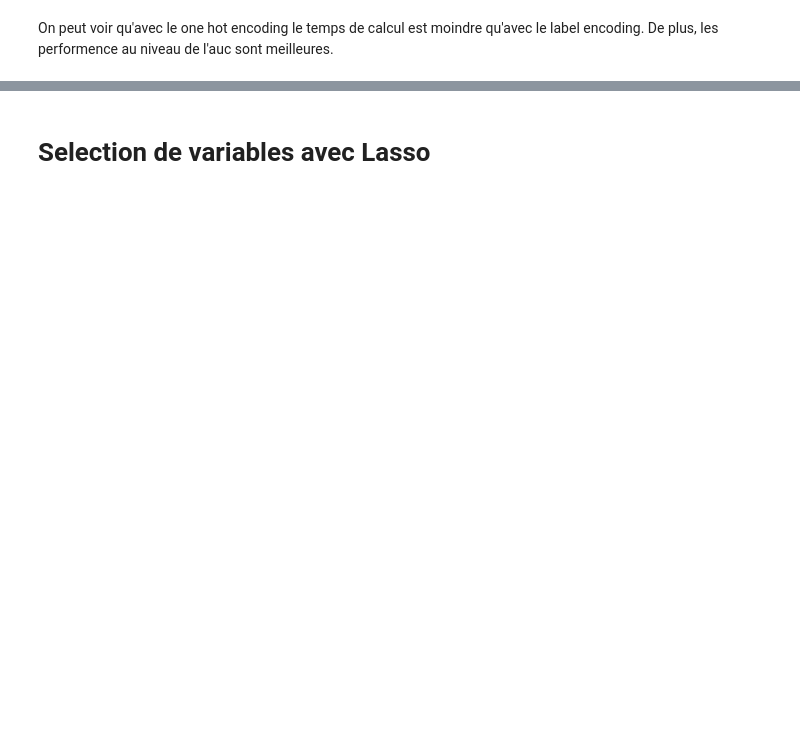
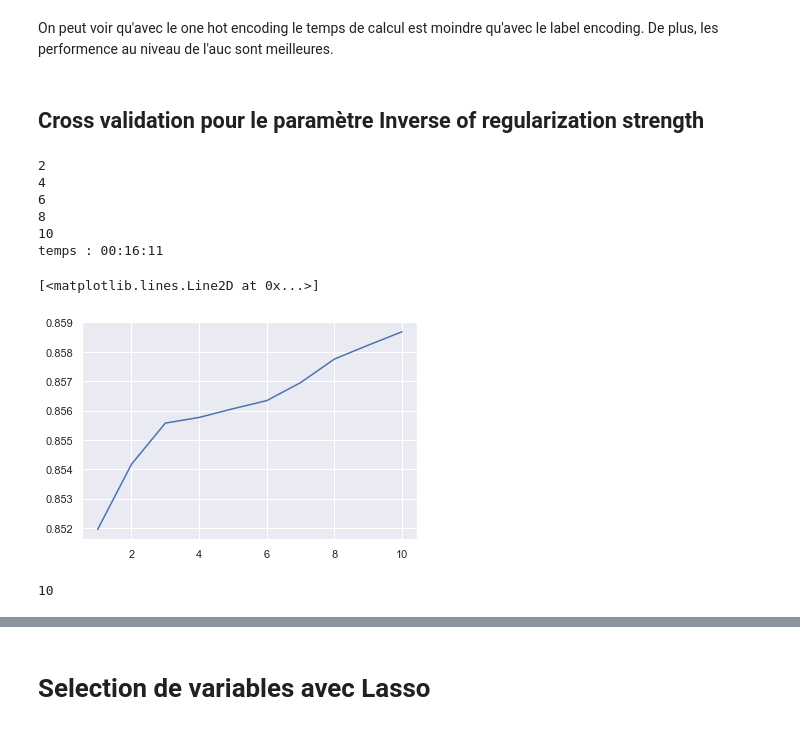
Before and after one commit to DataCampM2DSSAF/suivi-du-data-camp-ghoul_boubekeur_davidas, a Jupyter notebook: projet_data_camp_fraud_anthony.ipynb, the cells around one changed output, grey strips where cells are left out. Drawn from its saved outputs; the diff is of its cells as text; code cells hidden in the pictures; blank space fills up the shorter version.

Commit message:
cross validation

```diff
--- a/projet_data_camp_fraud_anthony.ipynb
+++ b/projet_data_camp_fraud_anthony.ipynb
@@ -695,2 +731,44 @@ temps : 00:04:28
 # %% [markdown]
 On peut voir qu'avec le one hot encoding le temps de calcul est moindre qu'avec le label encoding. De plus, les performence au niveau de l'auc sont meilleures.
+# %% [markdown]
+## Cross validation pour le paramètre Inverse of regularization strength
+# %%
+random.seed(2)
+train_sub0 = train[train["isFraud"]==0].sample(n=28500)
+train_sub1 = train[train["isFraud"]==1].sample(n=1500)
+train_sub = train_sub0.append(train_sub1)
+X_sub = train_sub[col_num]
+Y_sub = train_sub["isFraud"]
+X_sub = X_sub.loc[:, X_sub.columns != "isFraud"]
+X_sub = X_sub.fillna(X_sub.median())
+# %%
+X_sub_ohe = X_sub.reset_index(drop=True)
+for i in col_non_num:
+    X_sub_ohe = X_sub_ohe.join(onehot(train_sub[i],i))
+# %%
+X_sub_train, X_sub_test, y_sub_train, y_sub_test = train_test_split(X_sub_ohe, Y_sub, test_size=0.33, random_state=42)
+# %%
+pred = []
+tstart = time.time()
+for i in range(1,11):
+    if(i%2==0): print(i)
+    log = LogisticRegression(solver ='liblinear', penalty = 'l1', C=1/i, random_state=0).fit(X_sub_train, y_sub_train)
+    pred_train = log.predict_proba(X_sub_test)
+    pred.append(roc_auc_score(y_sub_test, pred_train[:, 1]))
+tend = time.time()
+temps(tend-tstart)
+
+plt.plot(range(1,11),pred)
+# %% [output]
+2
+4
+6
+8
+10
+temps : 00:16:11
+[<matplotlib.lines.Line2D at 0x...>]
+[figure, added]
+# %%
+np.argmax(pred)+1
+# %% [output]
+10
```
Also changed, not shown: parts of 23 cells of this notebook.
